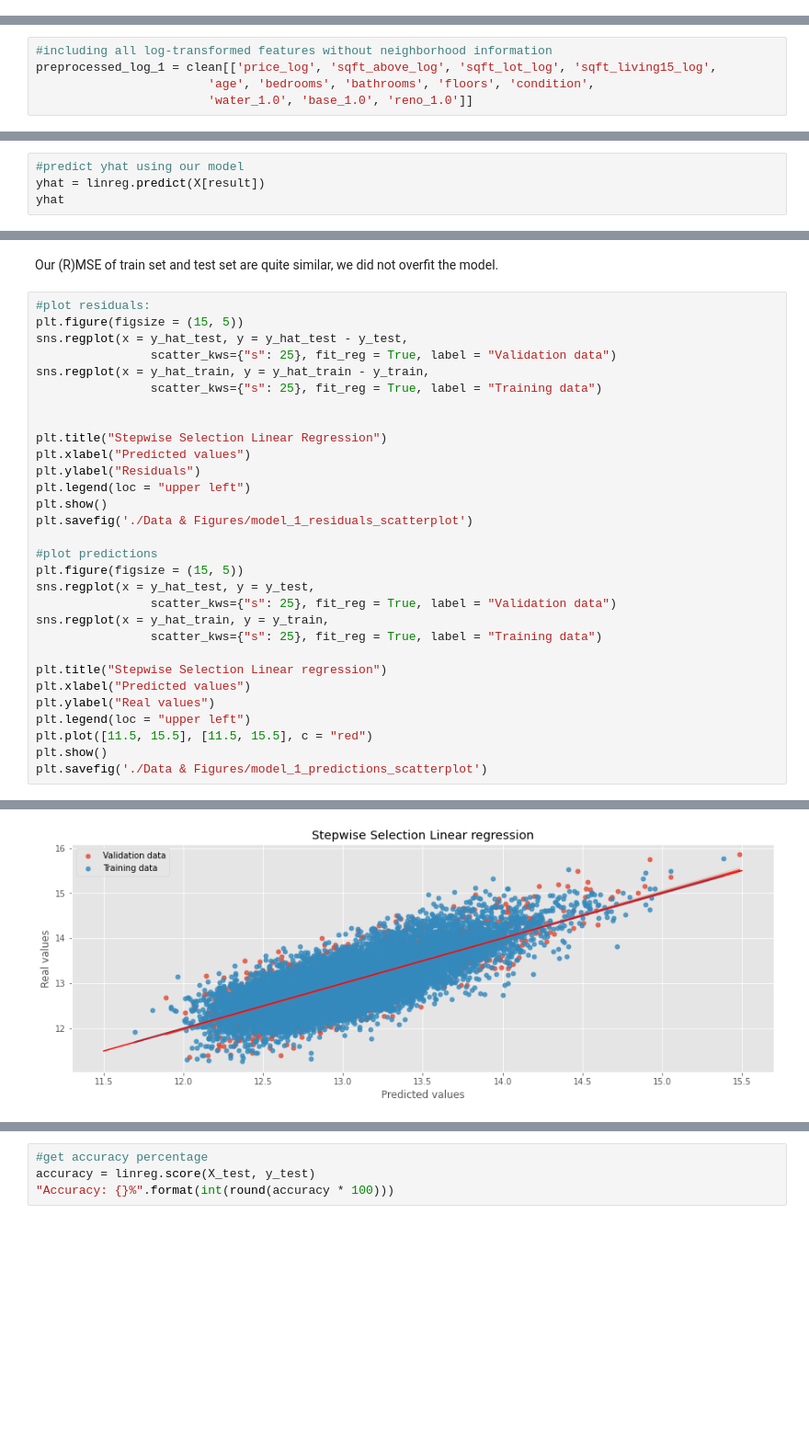
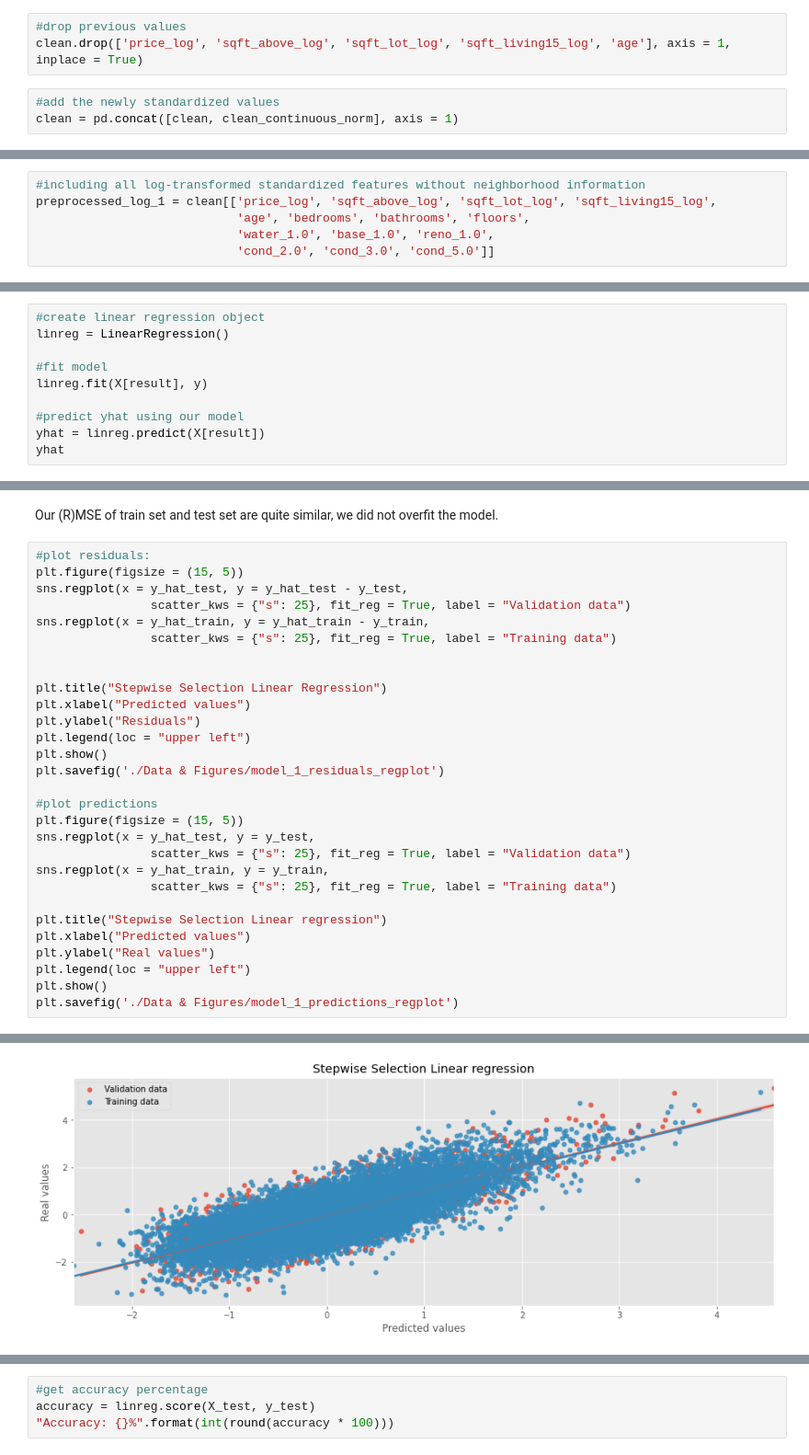
Before and after one commit to baotramduong/Portfolio_Project_Multivariate_Linear_Regression_King_County_Housing, a Jupyter notebook: Part II.B - Machine Learning with Log Transformation.ipynb, the cells around one changed output, grey strips where cells are left out. Shown at 92% size. Cells and saved outputs as stored; diff of their text form; blank space fills up the shorter version.

```diff
--- a/Part II.B - Machine Learning with Log Transformation.ipynb
+++ b/Part II.B - Machine Learning with Log Transformation.ipynb
@@ -52,0 +78,6 @@ Index(['price', 'price_log', 'sqft_above', 'sqft_above_log', 'sqft_lot',
+# %%
+#drop previous values
+clean.drop(['price_log', 'sqft_above_log', 'sqft_lot_log', 'sqft_living15_log', 'age'], axis = 1, inplace = True)
+# %%
+#add the newly standardized values
+clean = pd.concat([clean, clean_continuous_norm], axis = 1)
@@ -54,8 +106,9 @@ Index(['price', 'price_log', 'sqft_above', 'sqft_above_log', 'sqft_lot',
 # MODEL 1: USING STEPWISE SELECTION
 ## WITH ALL FEATURES (p_value < 0.05) INCLUDED
 # %%
-#including all log-transformed features without neighborhood information
+#including all log-transformed standardized features without neighborhood information
 preprocessed_log_1 = clean[['price_log', 'sqft_above_log', 'sqft_lot_log', 'sqft_living15_log',
-                        'age', 'bedrooms', 'bathrooms', 'floors', 'condition',
-                        'water_1.0', 'base_1.0', 'reno_1.0']]
+                            'age', 'bedrooms', 'bathrooms', 'floors',
+                            'water_1.0', 'base_1.0', 'reno_1.0',
+                            'cond_2.0', 'cond_3.0', 'cond_5.0']]
 # %% [markdown]
@@ -216,4 +264,10 @@ strong multicollinearity or other numerical problems.
 # %%
+#create linear regression object
+linreg = LinearRegression()
+
+#fit model
+linreg.fit(X[result], y)
+
 #predict yhat using our model
 yhat = linreg.predict(X[result])
 yhat
@@ -424,9 +475,9 @@ Our (R)MSE of train set and test set are quite similar, we  did not overfit the
 #plot residuals:
 plt.figure(figsize = (15, 5))
 sns.regplot(x = y_hat_test, y = y_hat_test - y_test,
-                scatter_kws={"s": 25}, fit_reg = True, label = "Validation data")
+                scatter_kws = {"s": 25}, fit_reg = True, label = "Validation data")
 sns.regplot(x = y_hat_train, y = y_hat_train - y_train,
-                scatter_kws={"s": 25}, fit_reg = True, label = "Training data")
+                scatter_kws = {"s": 25}, fit_reg = True, label = "Training data")
 
 
 plt.title("Stepwise Selection Linear Regression")
@@ -434,20 +485,19 @@ plt.xlabel("Predicted values")
 plt.ylabel("Residuals")
 plt.legend(loc = "upper left")
 plt.show()
-plt.savefig('./Data & Figures/model_1_residuals_scatterplot')
+plt.savefig('./Data & Figures/model_1_residuals_regplot')
 
 #plot predictions
 plt.figure(figsize = (15, 5))
 sns.regplot(x = y_hat_test, y = y_test,
-                scatter_kws={"s": 25}, fit_reg = True, label = "Validation data")
+                scatter_kws = {"s": 25}, fit_reg = True, label = "Validation data")
 sns.regplot(x = y_hat_train, y = y_train,
-                scatter_kws={"s": 25}, fit_reg = True, label = "Training data")
+                scatter_kws = {"s": 25}, fit_reg = True, label = "Training data")
 
 plt.title("Stepwise Selection Linear regression")
 plt.xlabel("Predicted values")
 plt.ylabel("Real values")
 plt.legend(loc = "upper left")
-plt.plot([11.5, 15.5], [11.5, 15.5], c = "red")
 plt.show()
-plt.savefig('./Data & Figures/model_1_predictions_scatterplot')
+plt.savefig('./Data & Figures/model_1_predictions_regplot')
 # %% [output]
@@ -455,5 +505,5 @@ plt.savefig('./Data & Figures/model_1_predictions_scatterplot')
 <Figure size 432x288 with 0 Axes>
-[figure, old version]
+[figure, new version]
 <Figure size 432x288 with 0 Axes>
 # %%
 #get accuracy percentage
```
Also changed, not shown: parts of 107 cells of this notebook.
